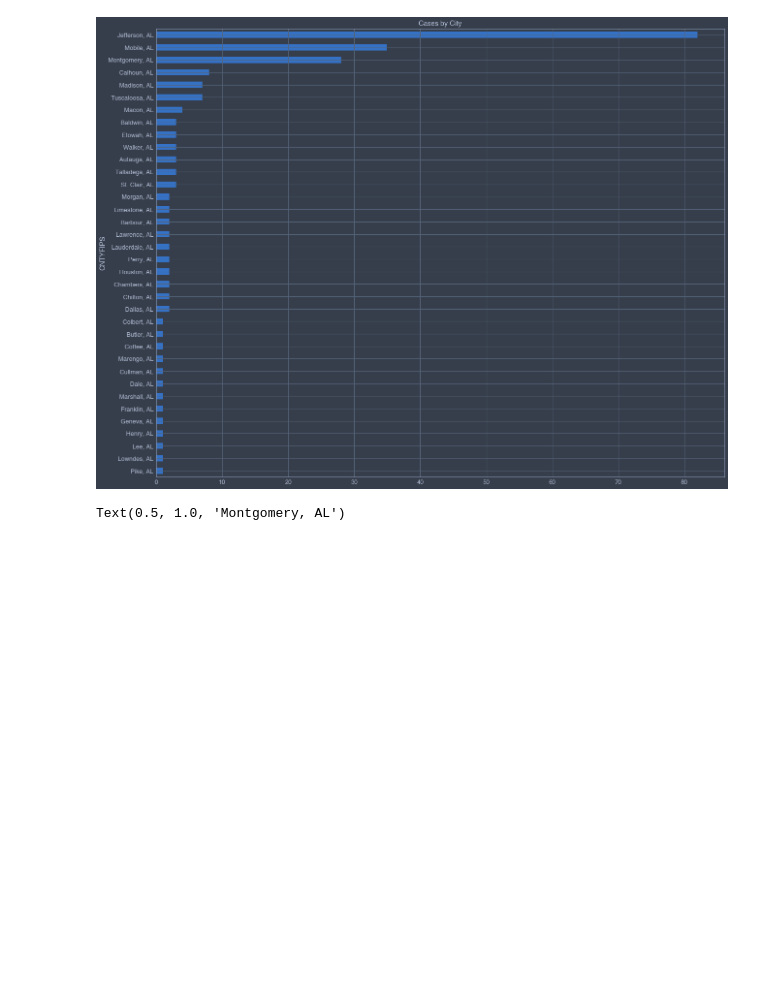
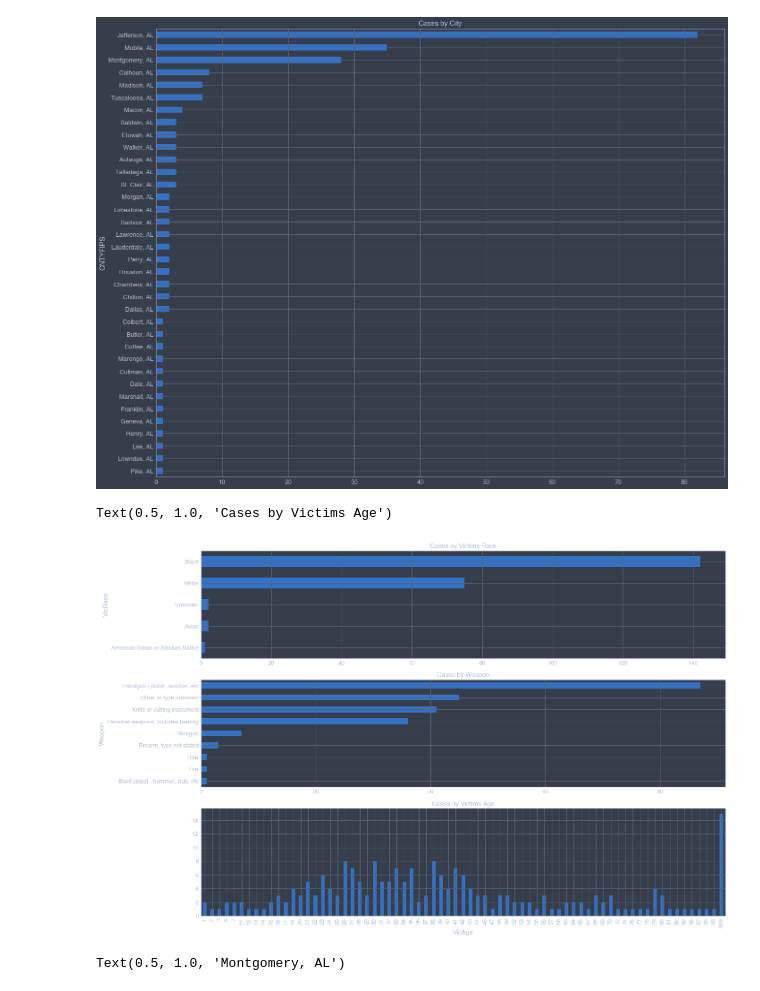
Before and after one commit to fadeeva/weird_projects, a Jupyter notebook: Serial_Killers/Outliers_percentile_75/Female_Victims_Unsolved_Cases_Alabama_1991-1997.ipynb, the cells around one changed output. Cells and saved outputs as stored; diff of their text form; code cells hidden in the pictures; blank space fills up the shorter version.

```diff
--- a/Serial_Killers/Outliers_percentile_75/Female_Victims_Unsolved_Cases_Alabama_1991-1997.ipynb
+++ b/Serial_Killers/Outliers_percentile_75/Female_Victims_Unsolved_Cases_Alabama_1991-1997.ipynb
@@ -68,6 +68,20 @@ ax.set_title('Cases by City')
 # %% [output]
 Text(0.5, 1.0, 'Cases by City')
 [figure]
+# %%
+fig, ax = plt.subplots(3, 1, figsize=(21, 15))
+
+df.groupby('VicRace').count().sort_values(by='Ori', ascending=True)['Ori'].plot(kind='barh', ax=ax[0])
+ax[0].set_title('Cases by Victims Race')
+
+df.groupby('Weapon').count().sort_values(by='Ori', ascending=True)['Ori'].plot(kind='barh', ax=ax[1])
+ax[1].set_title('Cases by Weapon')
+
+df.groupby('VicAge').count()['Ori'].plot(kind='bar', ax=ax[2])
+ax[2].set_title('Cases by Victims Age')
+# %% [output]
+Text(0.5, 1.0, 'Cases by Victims Age')
+[figure, added]
 # %%
 jefferson = df[df['CNTYFIPS'] == 'Jefferson, AL']
 mobile = df[df['CNTYFIPS'] == 'Mobile, AL']
```
Also changed, not shown: parts of 3 cells of this notebook.
